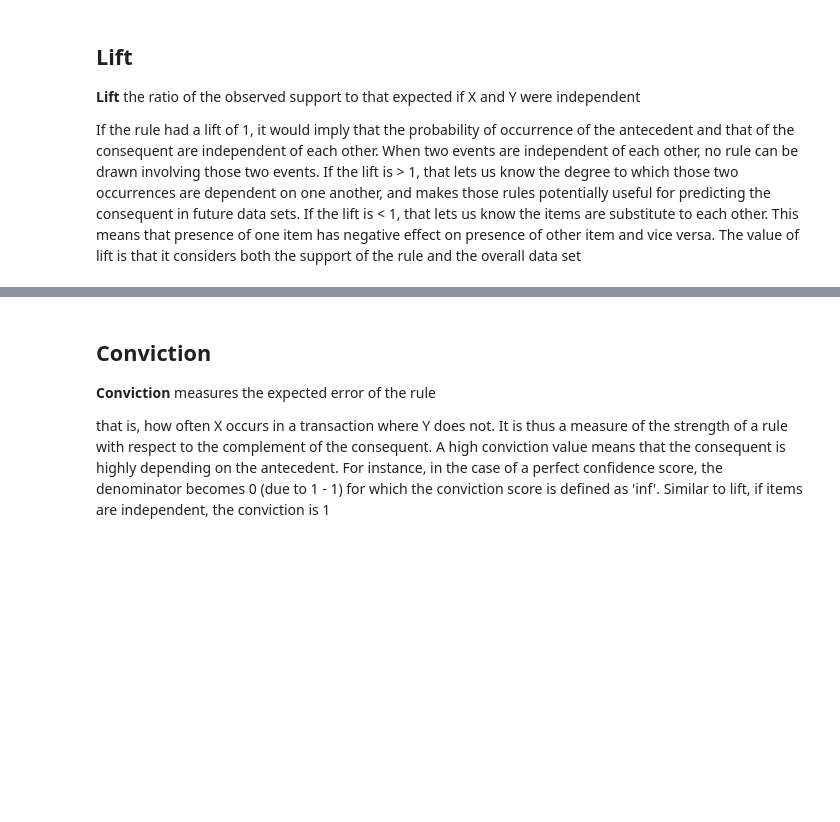
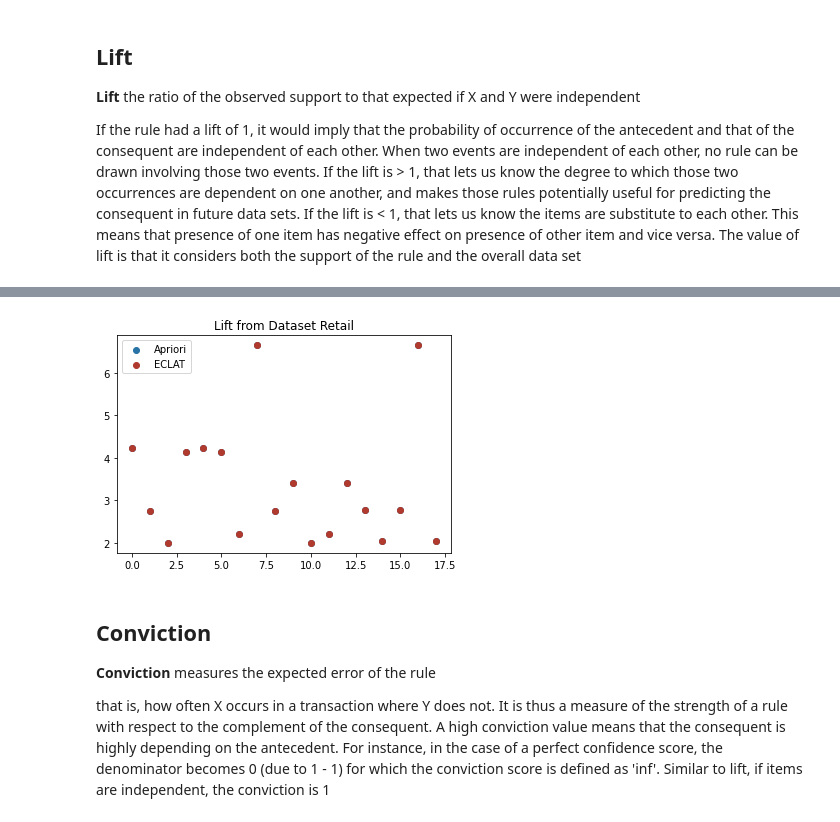
Before and after one commit to mlilyd/DS1_RuleMining, a Jupyter notebook: conviction_lift.ipynb, the cells around one changed output, grey strips where cells are left out. Cells and saved outputs as stored; diff of their text form; code cells hidden in the pictures; blank space fills up the shorter version.

```diff
--- a/conviction_lift.ipynb
+++ b/conviction_lift.ipynb
@@ -47,0 +53,9 @@ entree_apriori_rules = entree_apriori_rules.sort_values('rule')
+# %%
+rule_str(retail_eclat_rules)
+rule_str(retail_apriori_rules)
+retail_eclat_rules = retail_eclat_rules.sort_values('rule')
+retail_apriori_rules = retail_apriori_rules.sort_values('rule')
+# %%
+retail_joined = pd.merge(retail_eclat_rules, retail_apriori_rules[retail_apriori_rules['support']>0.05], on="rule", suffixes=("_eclat", "_apriori"))
+retail_joined = retail_joined.sort_values('rule')
+print(retail_joined.shape)
@@ -88,3 +83,11 @@ plt.show()
+# %%
+plt.scatter(range(retail_joined.shape[0]), retail_joined['lift_apriori'], label='Apriori', color='#2874A6')
+plt.scatter(range(retail_joined.shape[0]), retail_joined['lift_eclat'], label='ECLAT', color="#B03A2E")
+plt.title("Lift from Dataset Retail")
+plt.legend()
+plt.show()
+# %% [output]
+[figure, added]
 # %% [markdown]
 ## Conviction
 
```
Also changed, not shown: parts of 9 cells of this notebook.
